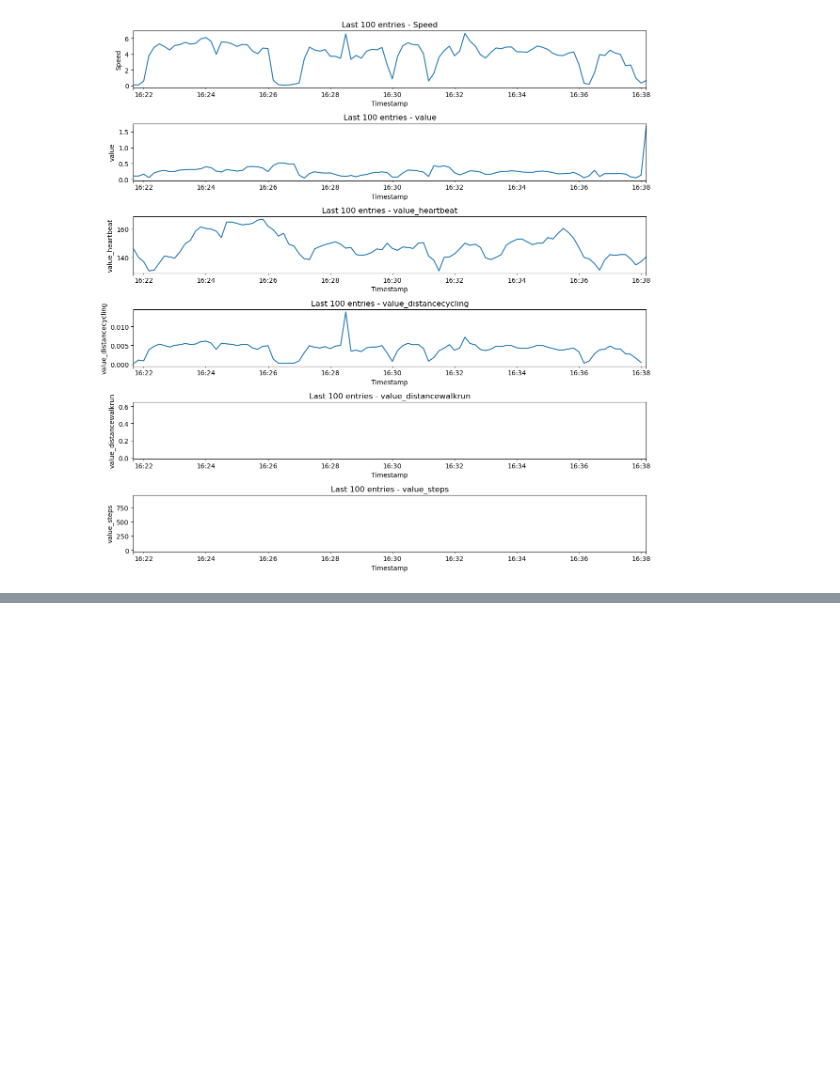
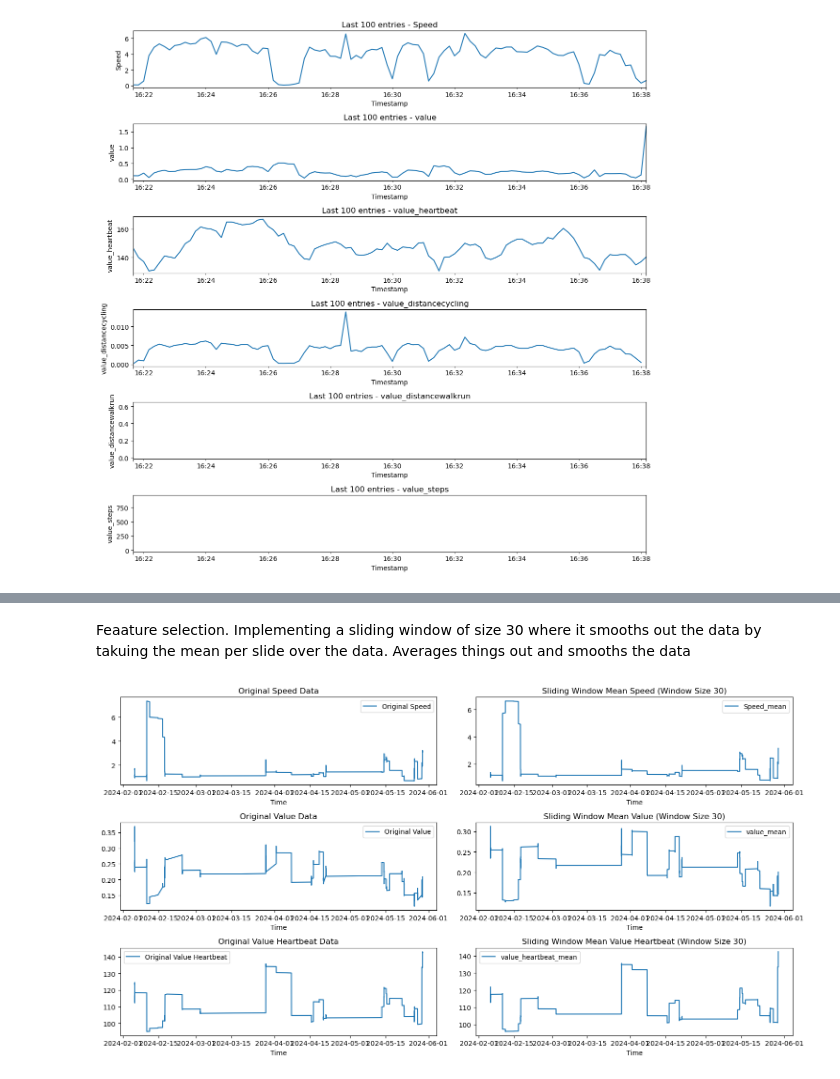
Before and after one commit to TKendel/MLQL, a Jupyter notebook: myMLQL.ipynb, the cells around one changed output, grey strips where cells are left out. Saved outputs shown, nothing was run; the diff lists cells and outputs as text; code cells hidden in the pictures; blank space fills up the shorter version.

```diff
--- a/myMLQL.ipynb
+++ b/myMLQL.ipynb
@@ -431,0 +477,64 @@ df_dropped.to_csv(output_file_path, index=False)
+# %% [markdown]
+Feaature selection. Implementing a sliding window of size 30 where it smooths out the data by takuing the mean per slide over the data. Averages things out and smooths the data
+# %%
+file_path = 'filtered_df.csv'
+data = pd.read_csv(file_path)
+data['Timestamp'] = pd.to_datetime(data['Timestamp'])
+window_size = 30
+rolling_features_30 = pd.DataFrame()
+rolling_features_30['Speed_mean'] = data['Speed'].rolling(window=window_size).mean()
+rolling_features_30['value_mean'] = data['value'].rolling(window=window_size).mean()
+rolling_features_30['value_heartbeat_mean'] = data['value_heartbeat'].rolling(window=window_size).mean()
+rolling_features_30 = rolling_features_30.iloc[window_size-1:].reset_index(drop=True)
+timestamps_aligned = data['Timestamp'].iloc[window_size-1:].reset_index(drop=True)
+rolling_features_30.to_csv('olling_features_30.csv', index=False)
+
+# Plot the original data and the rolling window data side by side for comparison
+
+plt.figure(figsize=(15, 8))
+
+# Plot original and rolling window mean Speed data
+plt.subplot(3, 2, 1)
+plt.plot(data['Timestamp'], data['Speed'], label='Original Speed')
+plt.title('Original Speed Data')
+plt.xlabel('Time')
+plt.legend()
+
+plt.subplot(3, 2, 2)
+plt.plot(timestamps_aligned, rolling_features_30['Speed_mean'], label='Speed_mean')
+plt.title('Sliding Window Mean Speed (Window Size 30)')
+plt.xlabel('Time')
+plt.legend()
+
+# Plot original and rolling window mean value data
+plt.subplot(3, 2, 3)
+plt.plot(data['Timestamp'], data['value'], label='Original Value')
+plt.title('Original Value Data')
+plt.xlabel('Time')
+plt.legend()
+
+plt.subplot(3, 2, 4)
+plt.plot(timestamps_aligned, rolling_features_30['value_mean'], label='value_mean')
+plt.title('Sliding Window Mean Value (Window Size 30)')
+plt.xlabel('Time')
+plt.legend()
+
+# Plot original and rolling window mean value_heartbeat data
+plt.subplot(3, 2, 5)
+plt.plot(data['Timestamp'], data['value_heartbeat'], label='Original Value Heartbeat')
+plt.title('Original Value Heartbeat Data')
+plt.xlabel('Time')
+plt.legend()
+
+plt.subplot(3, 2, 6)
+plt.plot(timestamps_aligned, rolling_features_30['value_heartbeat_mean'], label='value_heartbeat_mean')
+plt.title('Sliding Window Mean Value Heartbeat (Window Size 30)')
+plt.xlabel('Time')
+plt.legend()
+
+plt.tight_layout()
+plt.show()
+
+# Display the path of the saved file for the user
+# %% [output]
+[figure, added]
```
Also changed, not shown: parts of 45 cells of this notebook, 8 other files.
